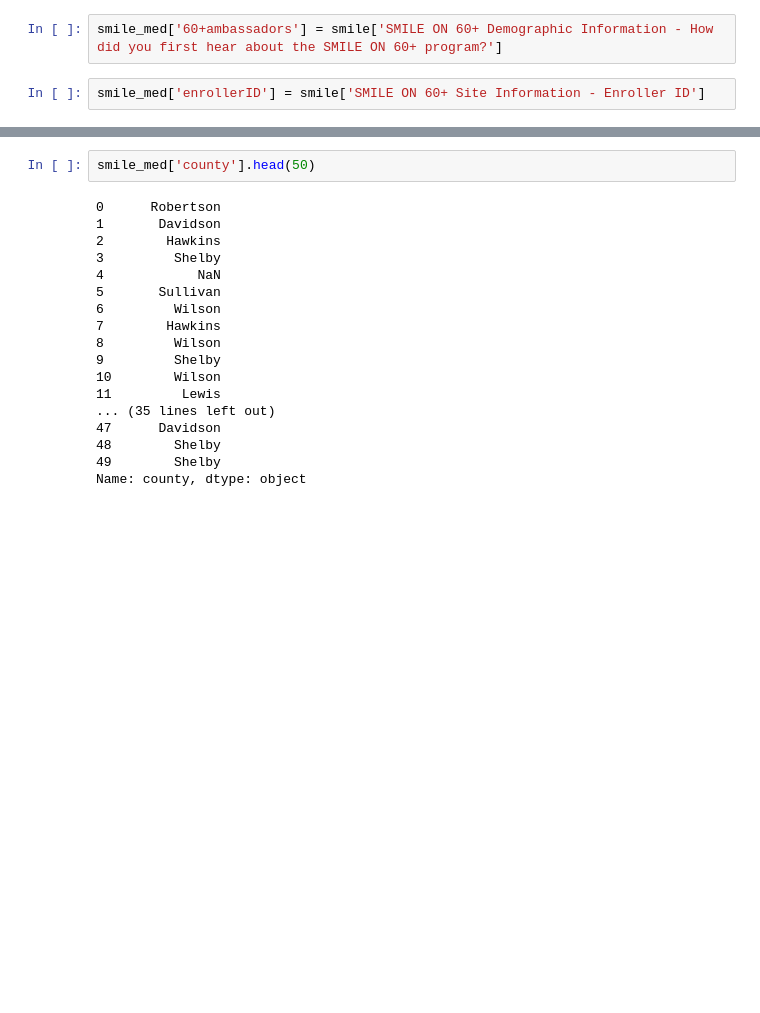
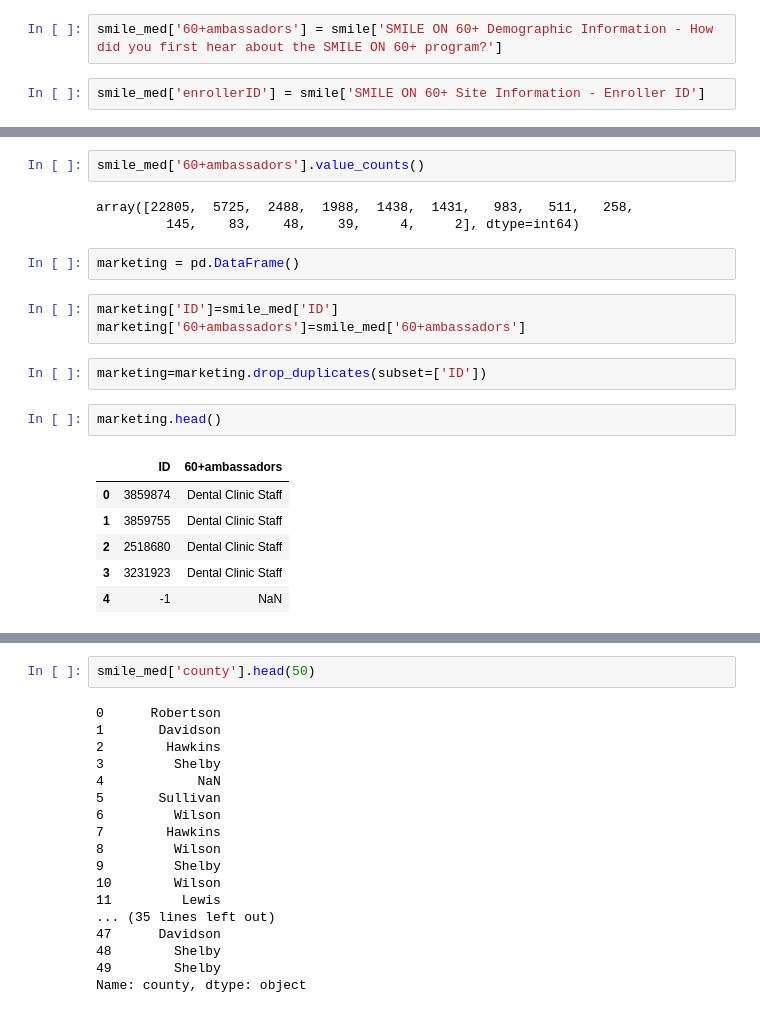
Before and after one commit to bsfcs/smile-on-hulk, a Jupyter notebook: notebook/Smile on 60+ project.ipynb, the cells around one changed output, grey strips where cells are left out. Drawn from its saved outputs; the diff is of its cells as text; blank space fills up the shorter version.

```diff
--- a/notebook/Smile on 60+ project.ipynb
+++ b/notebook/Smile on 60+ project.ipynb
@@ -139,3 +160,24 @@ smile_med.head(2)
 |  | ID | city | county | zip | YOB | gender | race | last visit | QLgrills | 60+ambassadors | ... |
 | 0 | 3859874 | Springfield | Robertson | 37172.0 | 1957 | Male | Caucasian | 3 to 5 years | Yes | Dental Clinic Staff | ... |
 | 1 | 3859755 | Nashville | Davidson | 37212.0 | 1943 | Male | Caucasian | 3 to 5 years | No | Dental Clinic Staff | ... |
+# %%
+smile_med['60+ambassadors'].value_counts()
+# %% [output]
+array([22805,  5725,  2488,  1988,  1438,  1431,   983,   511,   258,
+         145,    83,    48,    39,     4,     2], dtype=int64)
+# %%
+marketing = pd.DataFrame()
+# %%
+marketing['ID']=smile_med['ID']
+marketing['60+ambassadors']=smile_med['60+ambassadors']
+# %%
+marketing=marketing.drop_duplicates(subset=['ID'])
+# %%
+marketing.head()
+# %% [output]
+|  | ID | 60+ambassadors |
+| 0 | 3859874 | Dental Clinic Staff |
+| 1 | 3859755 | Dental Clinic Staff |
+| 2 | 2518680 | Dental Clinic Staff |
+| 3 | 3231923 | Dental Clinic Staff |
+| 4 | -1 | NaN |
```
Also changed, not shown: parts of 6 cells of this notebook.
